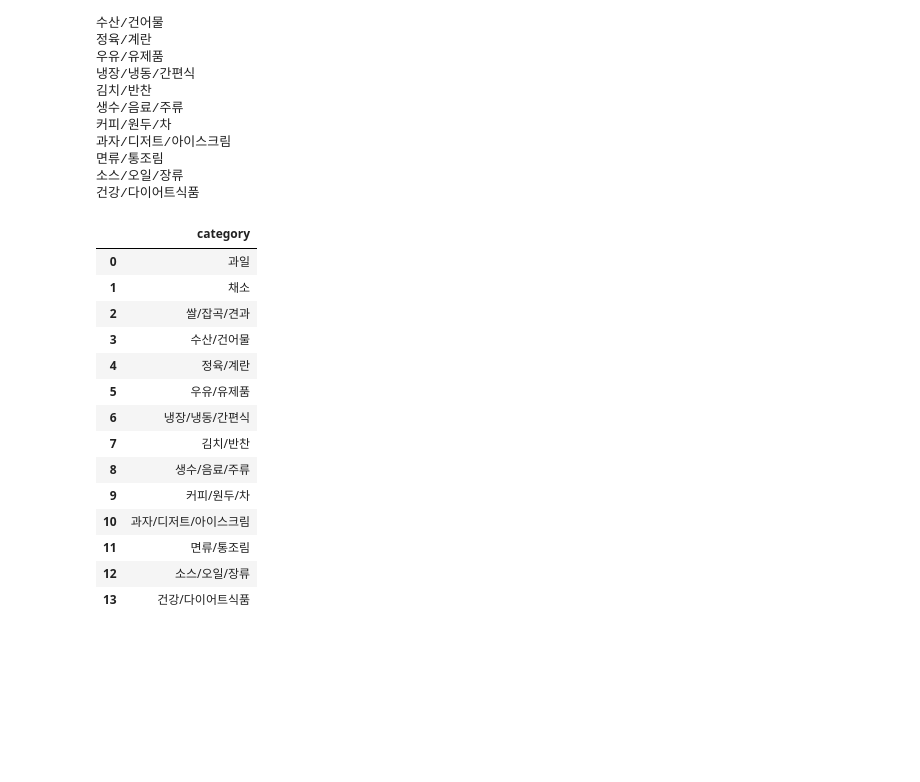
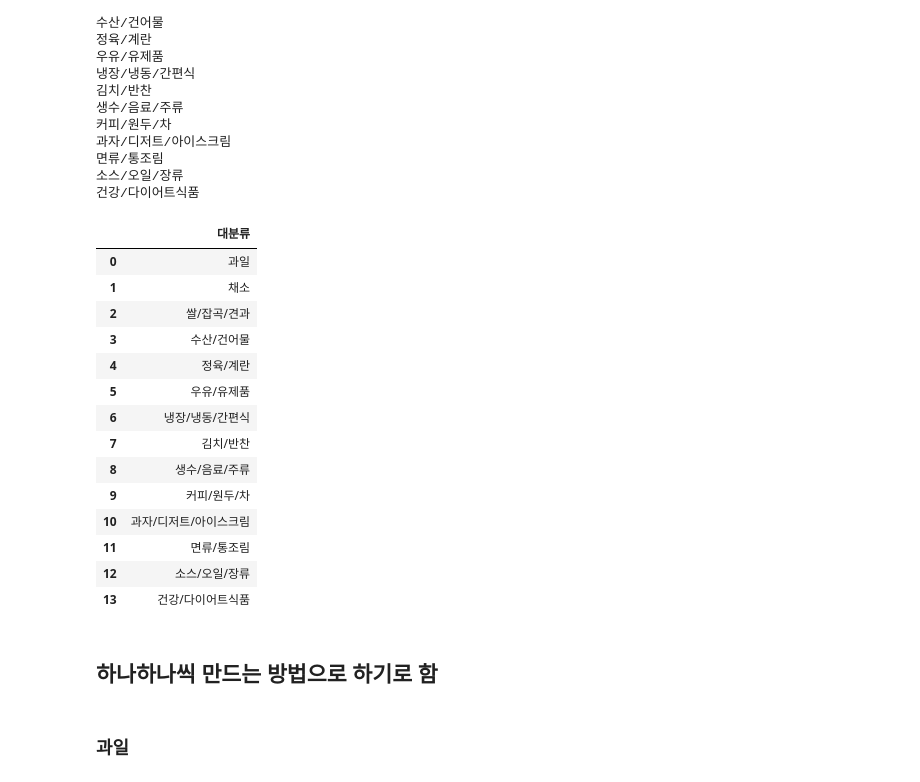
Before and after one commit to shinjangwoon/Store_Analysis, a Jupyter notebook: crawling/crawling.ipynb, the cells around one changed output. Drawn from its saved outputs; the diff is of its cells as text; code cells hidden in the pictures; blank space fills up the shorter version.

Commit message:
apple category

```diff
--- a/crawling/crawling.ipynb
+++ b/crawling/crawling.ipynb
@@ -51,22 +45,11 @@ for i in range(0, len(product)):
 # %%
 product = driver.find_elements_by_css_selector(' .srchFilterAccordionPanel .srchFilterOptions')
 product_list = str(product[0].text).split('\n')[:]
-
-category = []
-
-for m in product_list:
-    temp = m.split('\n')
-    category.append(temp[0])
-
-df = pd.DataFrame(data=[category])
-
-df = df.T
-
-df.columns = (["category"])
-
-df
+product_list = pd.DataFrame(product_list)
+product_list.columns = ['대분류']
+product_list
 # %% [output]
-|  | category |
+|  | 대분류 |
 | 0 | 과일 |
 | 1 | 채소 |
 | 2 | 쌀/잡곡/견과 |
@@ -81,3 +64,7 @@ df
 | 11 | 면류/통조림 |
 | 12 | 소스/오일/장류 |
 | 13 | 건강/다이어트식품 |
+# %% [markdown]
+## 하나하나씩 만드는 방법으로 하기로 함
+# %% [markdown]
+### 과일
```
Also changed, not shown: parts of 20 cells of this notebook.
